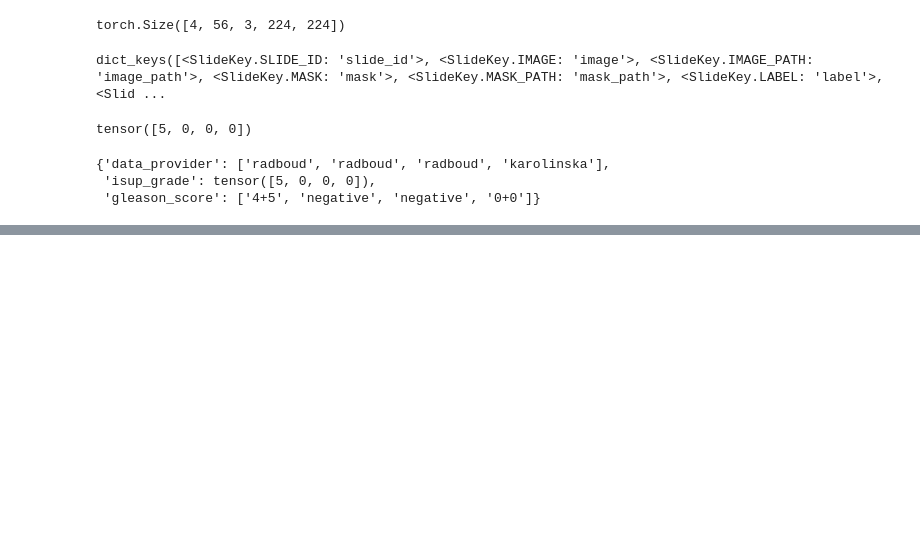
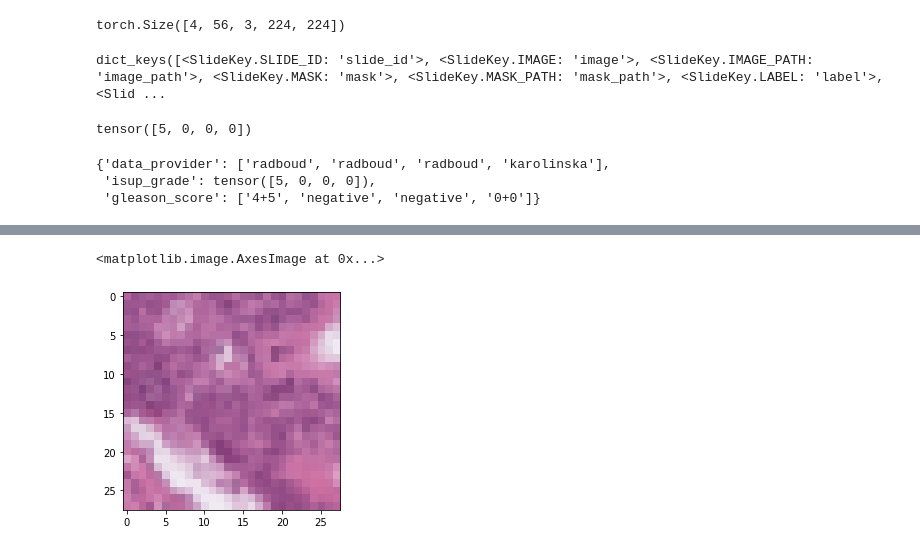
Before and after one commit to microsoft/hi-ml, a Jupyter notebook: hi-ml-histopathology/src/test_dataloaders.ipynb, the cells around one changed output, grey strips where cells are left out. Saved outputs shown, nothing was run; the diff lists cells and outputs as text; code cells hidden in the pictures; blank space fills up the shorter version.

```diff
--- a/hi-ml-histopathology/src/test_dataloaders.ipynb
+++ b/hi-ml-histopathology/src/test_dataloaders.ipynb
@@ -132,0 +189,6 @@ plt.imshow(X_d["image"][0, 1, 2, ...])
+# %%
+patch = np.load(os.path.join(mock_wsi_root, mock["slide_id"][0].split("/")[0], "patch_0.npy")).transpose((1, 2, 0))
+plt.imshow(patch)
+# %% [output]
+<matplotlib.image.AxesImage at 0x...>
+[figure, added]
```
Also changed, not shown: parts of 12 cells of this notebook, 31 other files.
